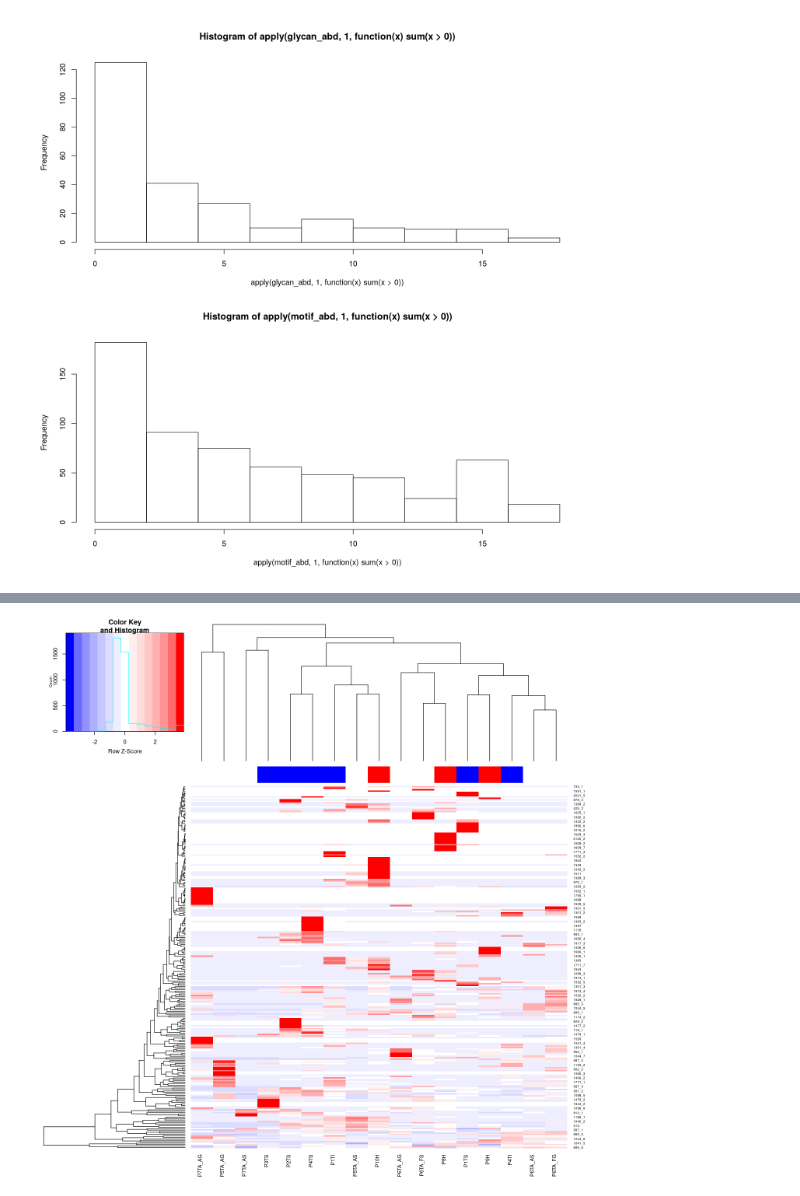
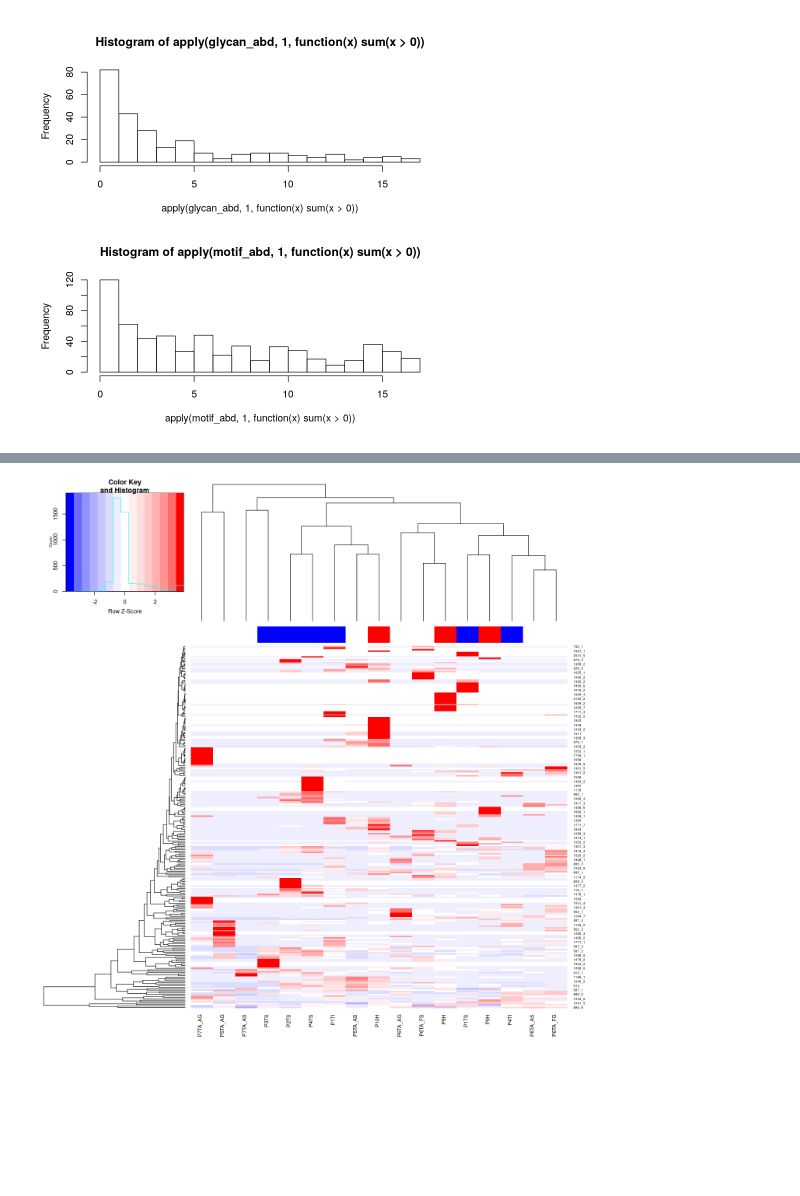
Before and after one commit to bkellman/Glycompare_examples, a Jupyter notebook: Jin2017_Mucin/Jin_Analysis.ipynb, the cells around one changed output, grey strips where cells are left out. Cells and saved outputs as stored; diff of their text form; code cells hidden in the pictures; blank space fills up the shorter version.

```diff
--- a/Jin2017_Mucin/Jin_Analysis.ipynb
+++ b/Jin2017_Mucin/Jin_Analysis.ipynb
@@ -63,9 +82,14 @@ A data.frame: 6 × 6
 # %%
-par(mfrow = c(2,1))
-hist(apply(glycan_abd,1,function(x) sum(x>0)))
-hist(apply(motif_abd,1,function(x) sum(x>0)))
+
+for(i in 1:2){
+    if(i==1){pdf('results/structures_per_profile.pdf')}
+    par(mfrow = c(2,1))
+    hist(apply(glycan_abd,1,function(x) sum(x>0)),breaks=seq(0,17,1))
+    hist(apply(motif_abd,1,function(x) sum(x>0)),breaks=seq(0,17,1))
+    if(i==1){dev.off()}
+}
 # %% [output]
-[figure, old version]
+[figure, new version]
 # %%
 
 min_nz=1
```
Also changed, not shown: parts of 3 cells of this notebook, 3 other files.
